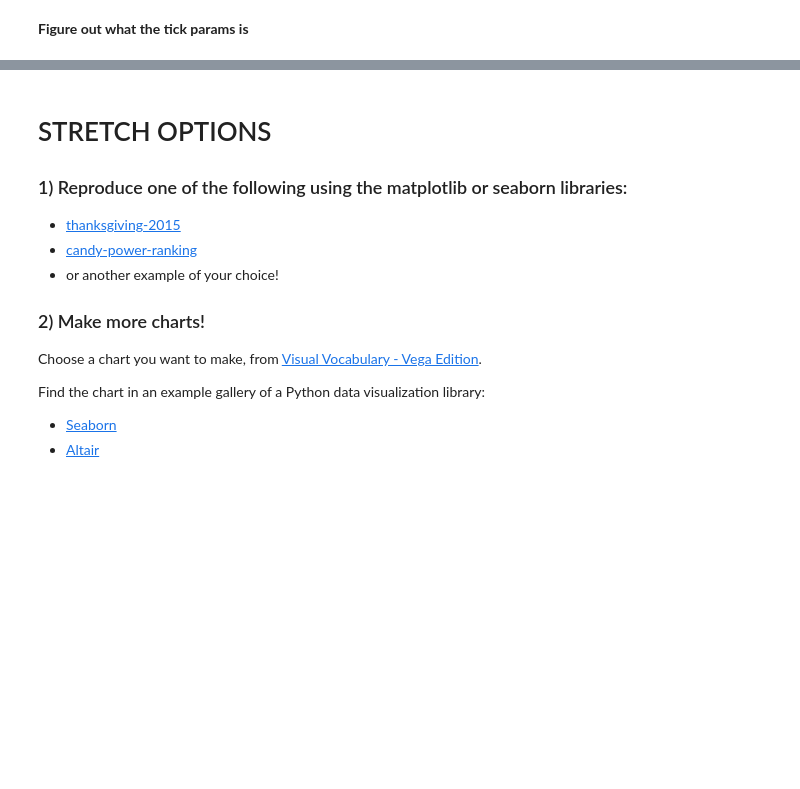
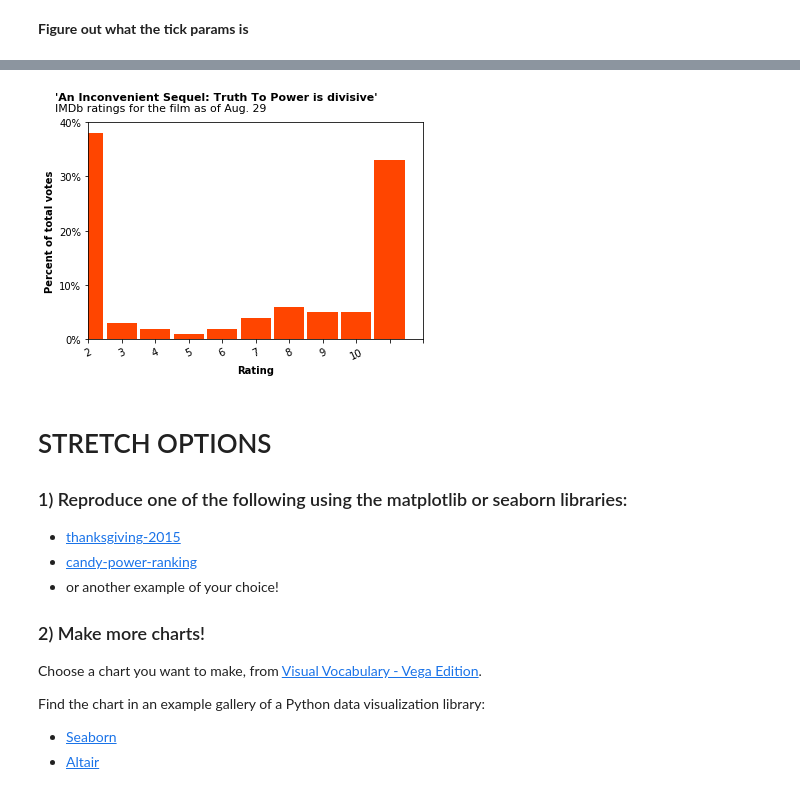
Before and after one commit to DAVIDnHANG/DS-Unit-1-Sprint-2-Data-Wrangling-and-Storytelling, a Jupyter notebook: module3-make-explanatory-visualizations/LS_DS_123_Make_Explanatory_Visualizations_AssignmentTurnIn.ipynb, the cells around one changed output, grey strips where cells are left out. Cells and saved outputs as stored; diff of their text form; code cells hidden in the pictures; blank space fills up the shorter version.

```diff
--- a/module3-make-explanatory-visualizations/LS_DS_123_Make_Explanatory_Visualizations_AssignmentTurnIn.ipynb
+++ b/module3-make-explanatory-visualizations/LS_DS_123_Make_Explanatory_Visualizations_AssignmentTurnIn.ipynb
@@ -262,3 +373,39 @@ plt.show()
+# %%
+%matplotlib inline
+import matplotlib.pyplot as plt
+import numpy as np
+import pandas as pd
+import matplotlib.patches as patches
+import matplotlib.ticker as ticker
+
+
+
+fake=pd.Series([38,3,2,1,2,4,6,5,5,33], index=range(1,11))
+#fake.grid()
+ax = fake.plot.bar(color='orangered',width=0.9);
+plt.axis([0,10,0,40])
+
+ax.xaxis.set_major_locator(MultipleLocator(1)) # change the number on x axis
+ax.xaxis.set_minor_locator(AutoMinorLocator(1)) #divide what you see inbetween 0,1
+
+ax.yaxis.set_major_locator(MultipleLocator(10))#How many "locater" i want to show on y axis
+ax.yaxis.set_minor_locator(AutoMinorLocator(1))
+#str format to add %)
+fmt = '{x:,.0f}%'
+tick=ticker.StrMethodFormatter(fmt)
+ax.yaxis.set_major_formatter(tick)
+plt.xticks(rotation=25)
+
+
+
+plt.text(-1,44,"'An Inconvenient Sequel: Truth To Power is divisive'", fontweight = 'bold', fontsize=11)
+plt.text(-1,42,"IMDb ratings for the film as of Aug. 29", fontsize=11)
+plt.xlabel("Rating", fontweight = 'bold')
+plt.ylabel("Percent of total votes", fontweight = 'bold')
+#ax.set_axis_on()
+plt.show()
+# %% [output]
+[figure, added]
 # %% [markdown]
 # STRETCH OPTIONS
 
```
Also changed, not shown: parts of 10 cells of this notebook.
